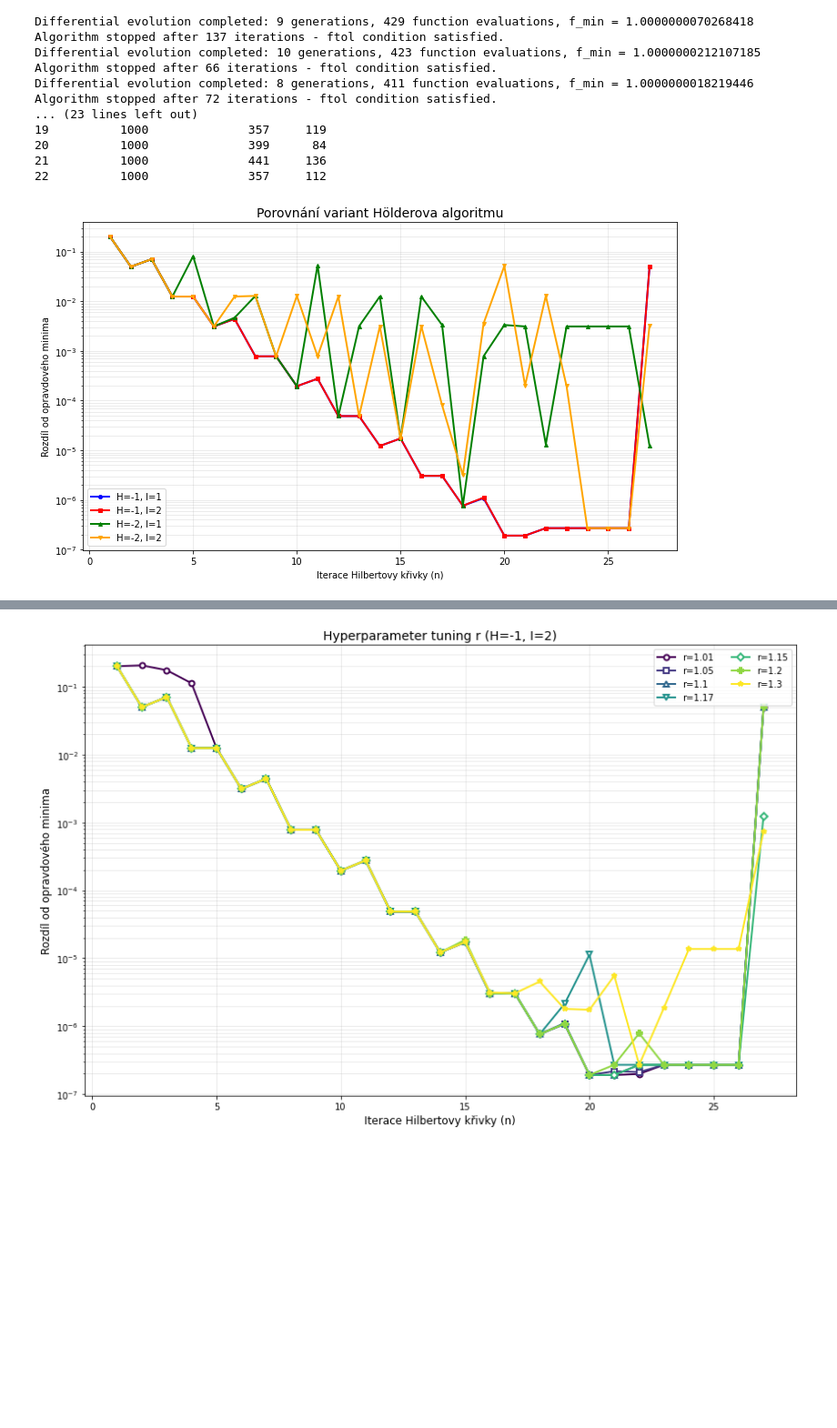
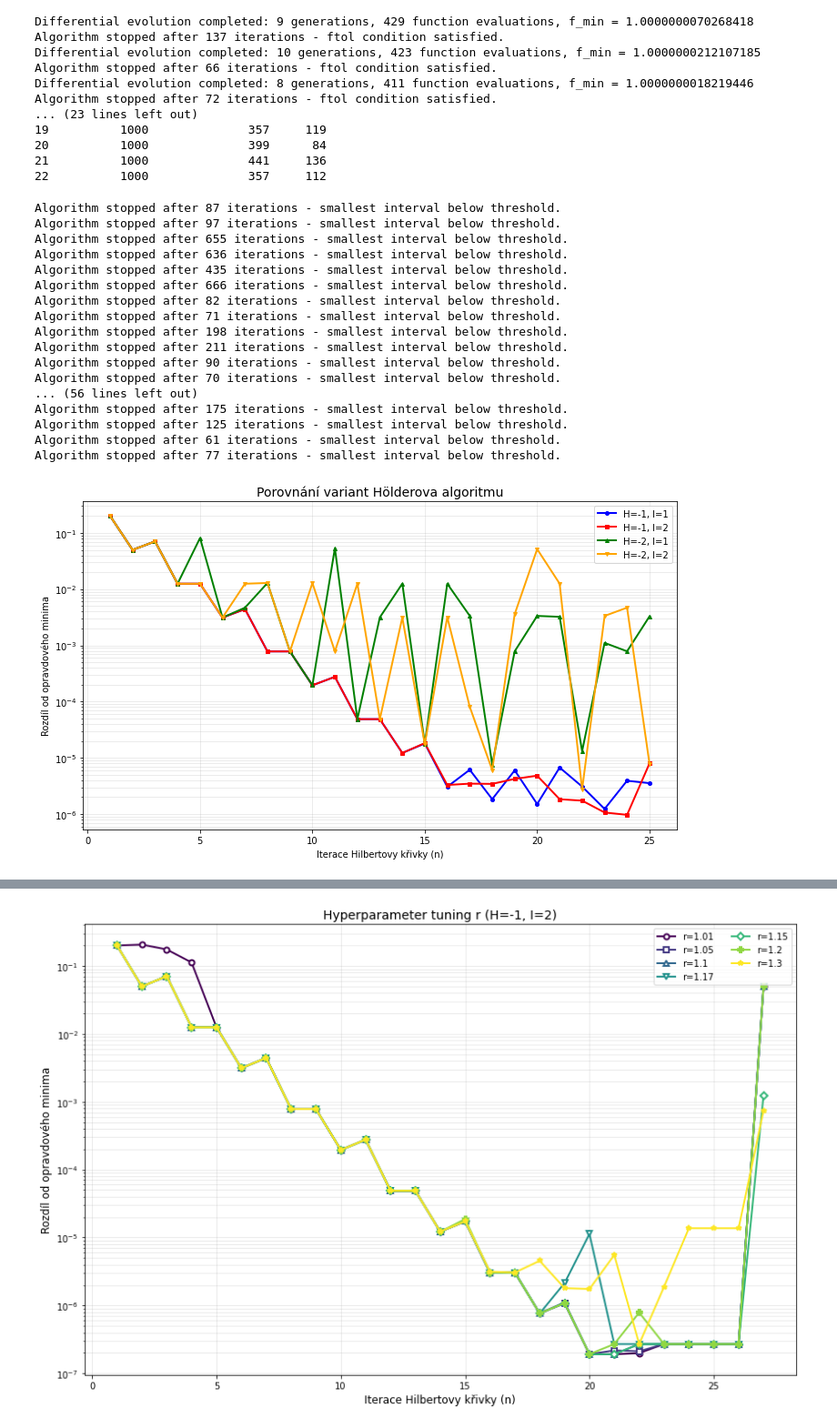
Before and after one commit to NIE0087/BP---prostor-vyplnujici-krivky, a Jupyter notebook: example2D.ipynb, the cells around one changed output, grey strips where cells are left out. Shown at 91% size. Drawn from its saved outputs; the diff is of its cells as text; code cells hidden in the pictures; blank space fills up the shorter version.

```diff
--- a/example2D.ipynb
+++ b/example2D.ipynb
@@ -292,6 +292,23 @@ Algorithm stopped after 72 iterations - ftol condition satisfied.
 21          1000              441     136
 22          1000              357     112
 # %%
-h2d.compare_holder_variants(r=1.1, eps=1e-8, max_iter=250, N_vals=[1,2,3,4,5,6,7,8,9,10,11,12,13,14,15,16,17,18,19,20,21,22,23,24,25,26,27], whatFunc=0, true_min=true_min1)
+h2d.compare_holder_variants(r=1.1, eps=1e-5, max_iter=1000, N_vals=[1,2,3,4,5,6,7,8,9,10,11,12,13,14,15,16,17,18,19,20,21,22,23,24,25], whatFunc=0, true_min=true_min1)
 # %% [output]
+Algorithm stopped after 87 iterations - smallest interval below threshold.
+Algorithm stopped after 97 iterations - smallest interval below threshold.
+Algorithm stopped after 655 iterations - smallest interval below threshold.
+Algorithm stopped after 636 iterations - smallest interval below threshold.
+Algorithm stopped after 435 iterations - smallest interval below threshold.
+Algorithm stopped after 666 iterations - smallest interval below threshold.
+Algorithm stopped after 82 iterations - smallest interval below threshold.
+Algorithm stopped after 71 iterations - smallest interval below threshold.
+Algorithm stopped after 198 iterations - smallest interval below threshold.
+Algorithm stopped after 211 iterations - smallest interval below threshold.
+Algorithm stopped after 90 iterations - smallest interval below threshold.
+Algorithm stopped after 70 iterations - smallest interval below threshold.
+... (56 lines left out)
+Algorithm stopped after 175 iterations - smallest interval below threshold.
+Algorithm stopped after 125 iterations - smallest interval below threshold.
+Algorithm stopped after 61 iterations - smallest interval below threshold.
+Algorithm stopped after 77 iterations - smallest interval below threshold.
-[figure, old version]
+[figure, new version]
```
Also changed, not shown: parts of 8 cells of this notebook, 3 other files.
